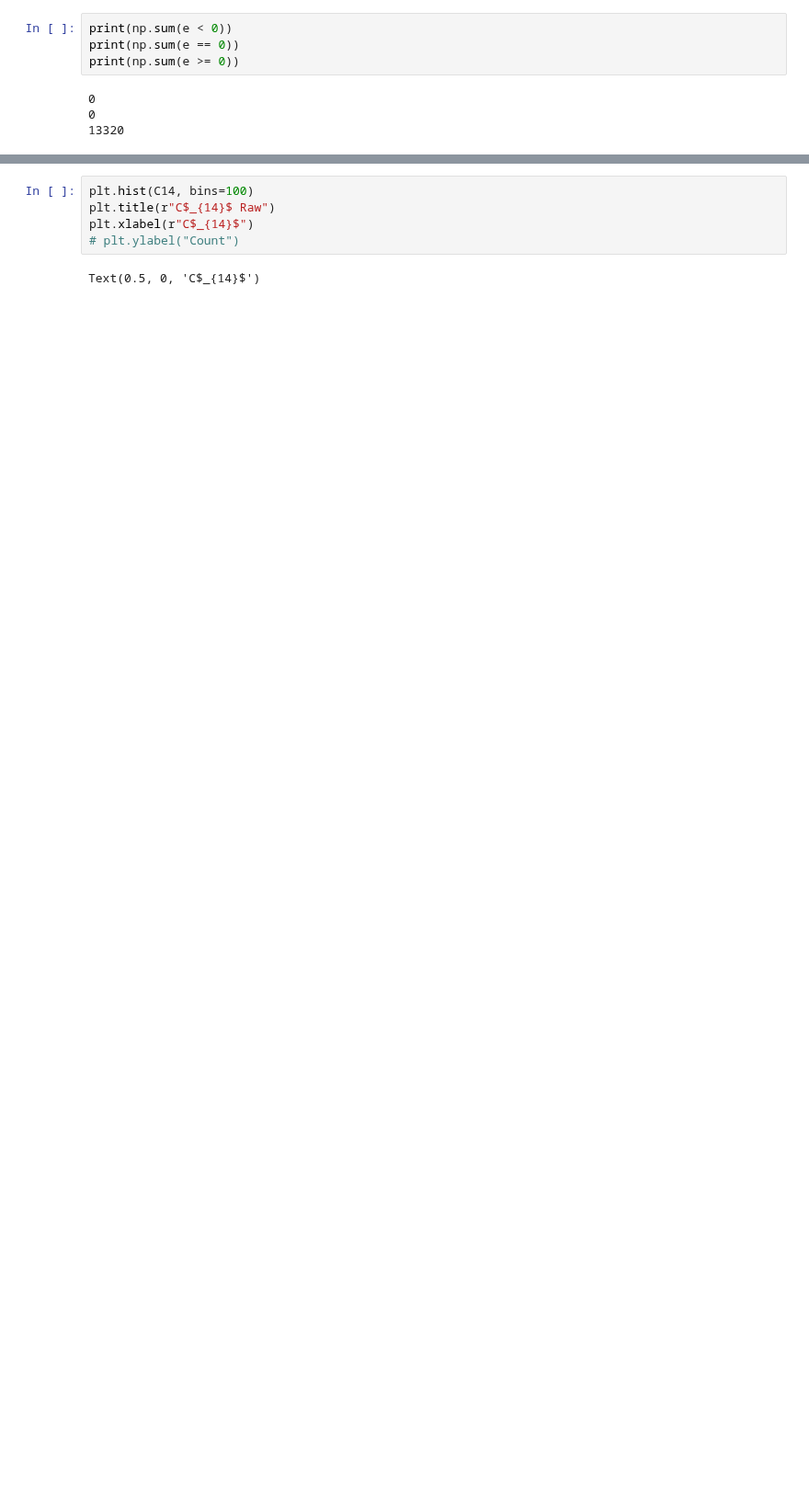
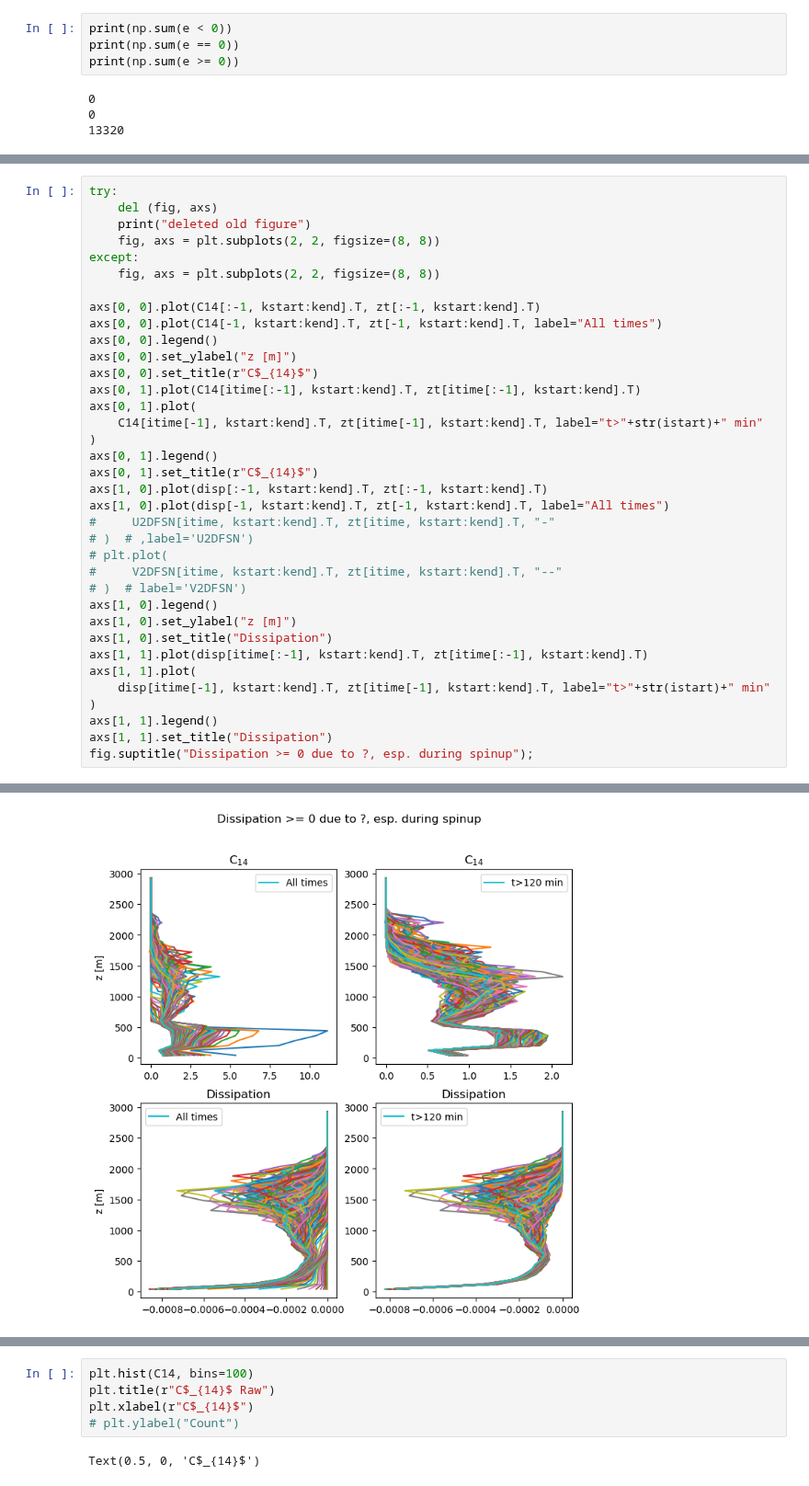
Before and after one commit to adconnolly/CLUBBiNN, a Jupyter notebook: analysis_notebooks/plot_distribution_C14_BOMEX.ipynb, the cells around one changed output, grey strips where cells are left out. Shown at 92% size. Cells and saved outputs as stored; diff of their text form; blank space fills up the shorter version.

```diff
--- a/analysis_notebooks/plot_distribution_C14_BOMEX.ipynb
+++ b/analysis_notebooks/plot_distribution_C14_BOMEX.ipynb
@@ -182,0 +137,37 @@ Division by zero TKE is not the cause of large C14, rather a tolerance can be se
+# %%
+try:
+    del (fig, axs)
+    print("deleted old figure")
+    fig, axs = plt.subplots(2, 2, figsize=(8, 8))
+except:
+    fig, axs = plt.subplots(2, 2, figsize=(8, 8))
+
+axs[0, 0].plot(C14[:-1, kstart:kend].T, zt[:-1, kstart:kend].T)
+axs[0, 0].plot(C14[-1, kstart:kend].T, zt[-1, kstart:kend].T, label="All times")
+axs[0, 0].legend()
+axs[0, 0].set_ylabel("z [m]")
+axs[0, 0].set_title(r"C$_{14}$")
+axs[0, 1].plot(C14[itime[:-1], kstart:kend].T, zt[itime[:-1], kstart:kend].T)
+axs[0, 1].plot(
+    C14[itime[-1], kstart:kend].T, zt[itime[-1], kstart:kend].T, label="t>"+str(istart)+" min"
+)
+axs[0, 1].legend()
+axs[0, 1].set_title(r"C$_{14}$")
+axs[1, 0].plot(disp[:-1, kstart:kend].T, zt[:-1, kstart:kend].T)
+axs[1, 0].plot(disp[-1, kstart:kend].T, zt[-1, kstart:kend].T, label="All times")
+#     U2DFSN[itime, kstart:kend].T, zt[itime, kstart:kend].T, "-"
+# )  # ,label='U2DFSN')
+# plt.plot(
+#     V2DFSN[itime, kstart:kend].T, zt[itime, kstart:kend].T, "--"
+# )  # label='V2DFSN')
+axs[1, 0].legend()
+axs[1, 0].set_ylabel("z [m]")
+axs[1, 0].set_title("Dissipation")
+axs[1, 1].plot(disp[itime[:-1], kstart:kend].T, zt[itime[:-1], kstart:kend].T)
+axs[1, 1].plot(
+    disp[itime[-1], kstart:kend].T, zt[itime[-1], kstart:kend].T, label="t>"+str(istart)+" min"
+)
+axs[1, 1].legend()
+axs[1, 1].set_title("Dissipation")
+fig.suptitle("Dissipation >= 0 due to ?, esp. during spinup");
+# %% [output]
@@ -182,0 +175 @@ Division by zero TKE is not the cause of large C14, rather a tolerance can be se
+[figure, added]
```
Also changed, not shown: parts of 22 cells of this notebook, 8 other files.
